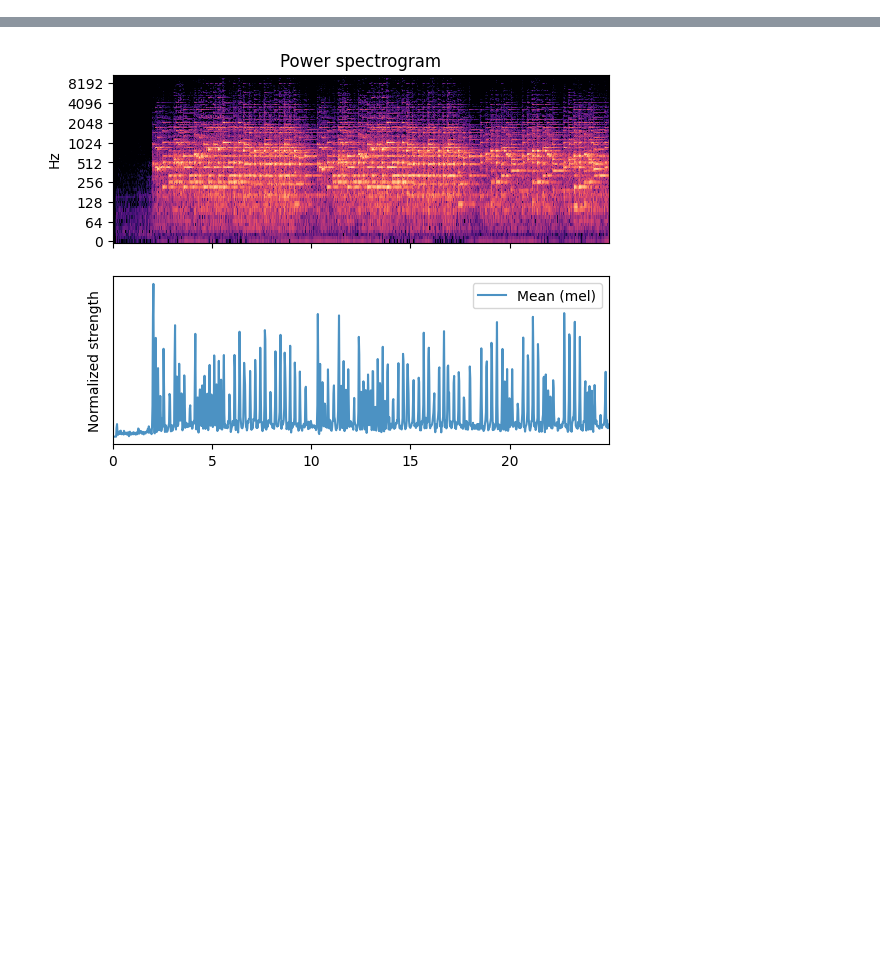
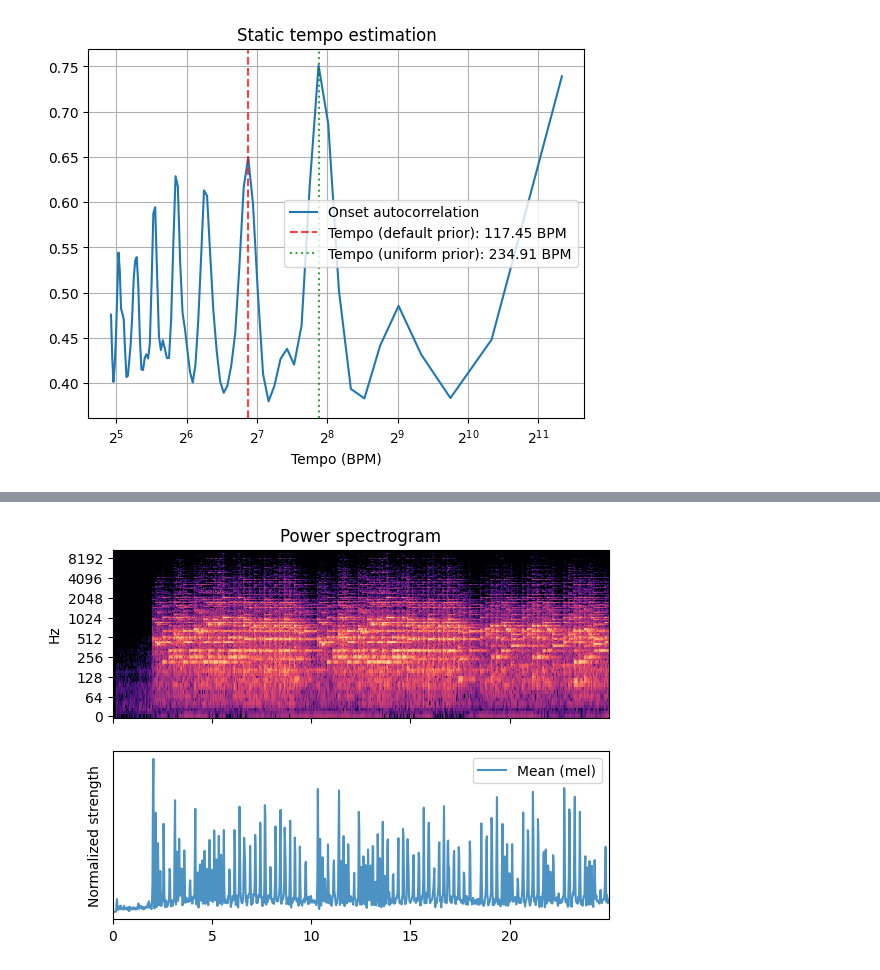
Before and after one commit to TrangDuLam/NTHU_Music_AI_Tools, a Jupyter notebook: part3_dev.ipynb, the cells around one changed output, grey strips where cells are left out. Drawn from its saved outputs; the diff is of its cells as text; code cells hidden in the pictures; blank space fills up the shorter version.

```diff
--- a/part3_dev.ipynb
+++ b/part3_dev.ipynb
@@ -11,0 +31,38 @@ y, sr = librosa.load("./Mozart_Turkish_March.wav", duration=25)
+# %%
+def static_tempo_estimation(y: npt.ArrayLike, sr: int, hop_length: int = 512) -> None:
+
+  '''
+  To visualize the result of static tempo estimation
+
+  y: input signal array
+  sr: sampling rate
+
+  '''
+
+  onset_env = librosa.onset.onset_strength(y=y, sr=sr)
+  tempo = librosa.beat.tempo(onset_envelope=onset_env, sr=sr)
+
+  # Static tempo estimation
+  prior = scipy.stats.uniform(30, 300)  # uniform over 30-300 BPM
+  utempo = librosa.beat.tempo(onset_envelope=onset_env, sr=sr, prior=prior)
+
+  tempo = tempo.item()
+  utempo = utempo.item()
+  ac = librosa.autocorrelate(onset_env, max_size=2 * sr // hop_length)
+  freqs = librosa.tempo_frequencies(len(ac), sr=sr,
+                                   hop_length=hop_length)
+
+  fig, ax = plt.subplots()
+  ax.semilogx(freqs[1:], librosa.util.normalize(ac)[1:],
+              label='Onset autocorrelation', base=2)
+  ax.axvline(tempo, 0, 1, alpha=0.75, linestyle='--', color='r',
+             label='Tempo (default prior): {:.2f} BPM'.format(tempo))
+  ax.axvline(utempo, 0, 1, alpha=0.75, linestyle=':', color='g',
+             label='Tempo (uniform prior): {:.2f} BPM'.format(utempo))
+  ax.set(xlabel='Tempo (BPM)', title='Static tempo estimation')
+  ax.grid(True)
+  ax.legend()
+# %%
+static_tempo_estimation(y, sr)
+# %% [output]
+[figure, added]
```
Also changed, not shown: parts of 5 cells of this notebook, 5 other files.
